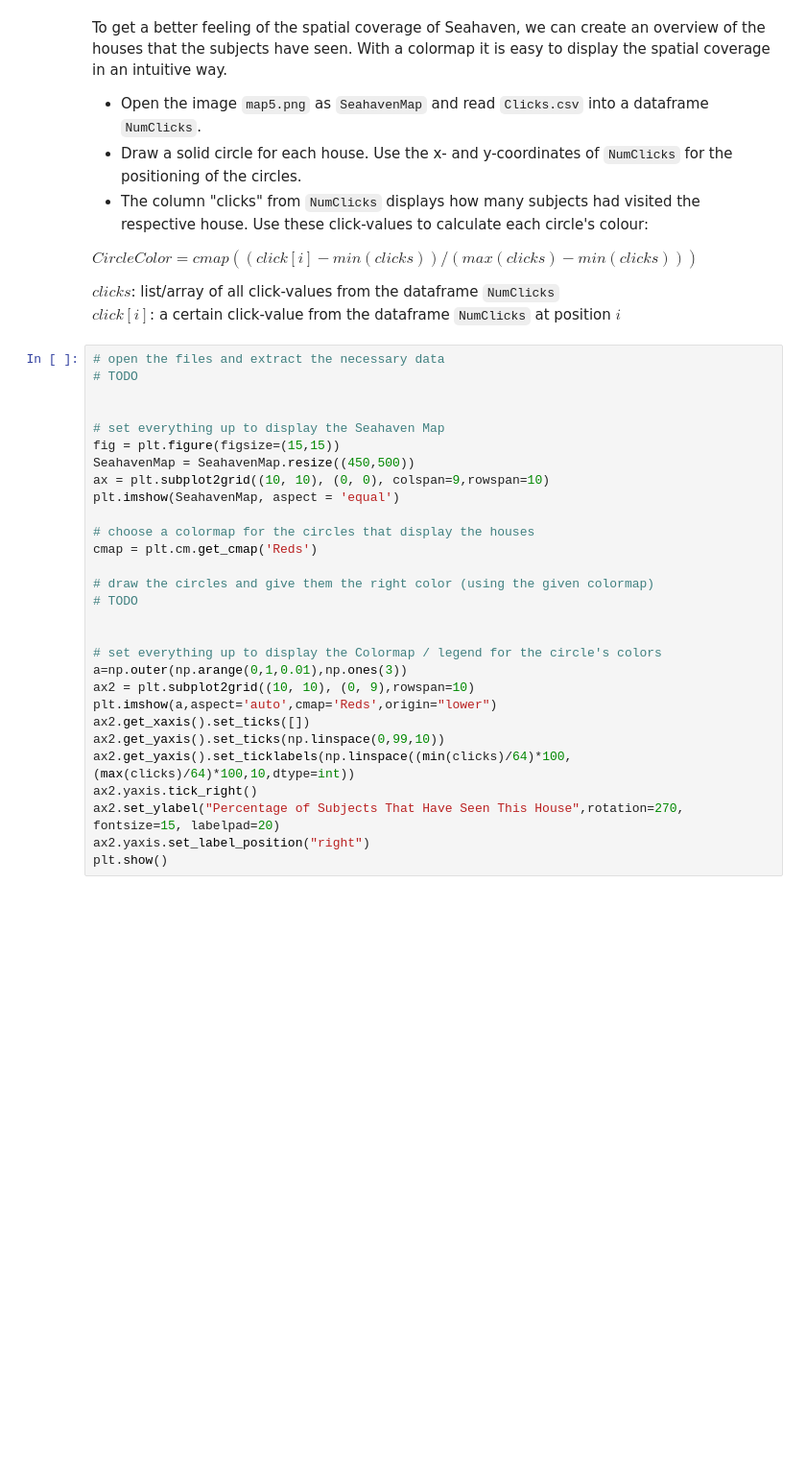
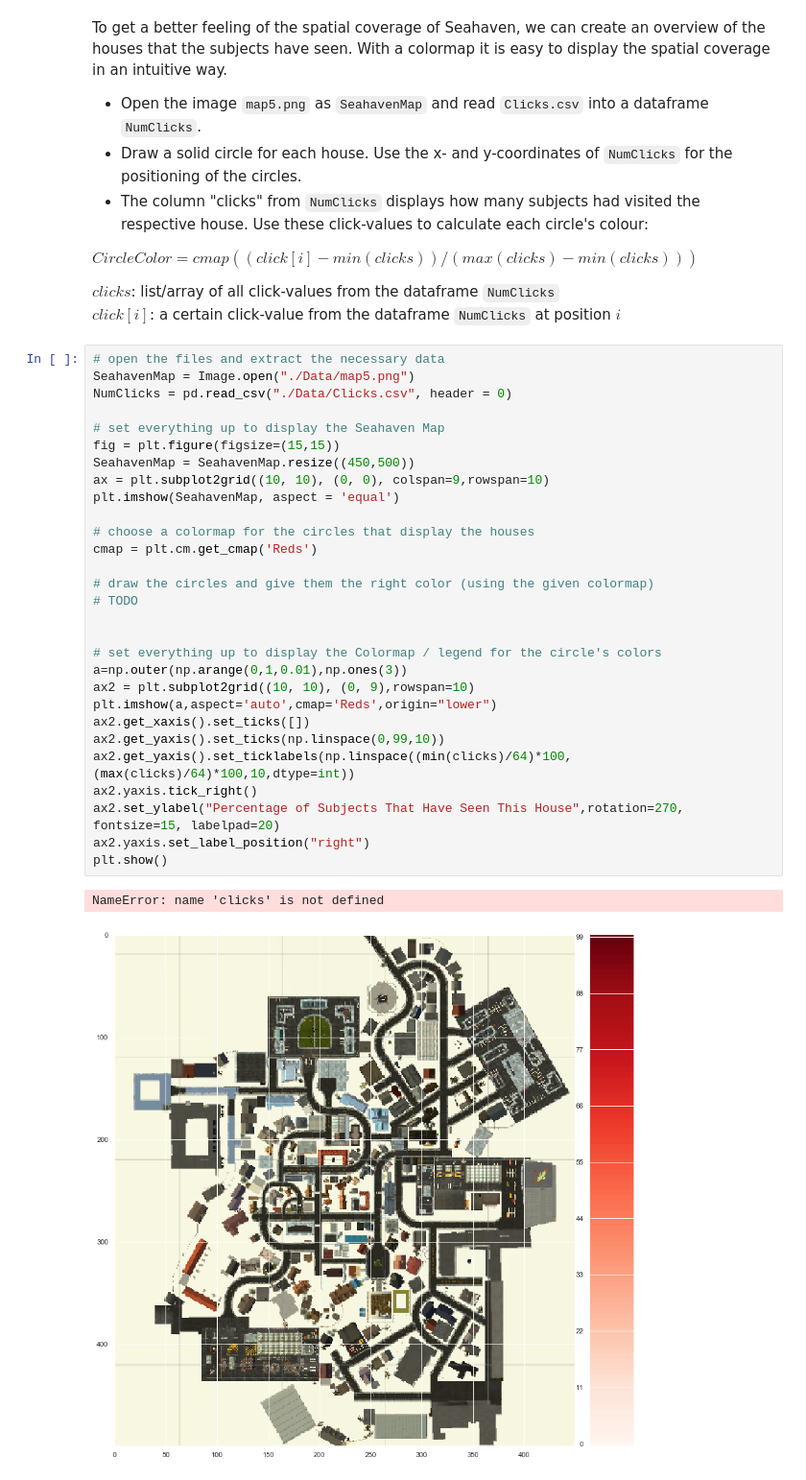
Before and after one commit to NBP-ACC/week-6-acc_9, a Jupyter notebook: sheet04.ipynb, the cells around one changed output. Shown: that part at 96% size. Saved outputs shown, nothing was run; the diff lists cells and outputs as text; blank space fills up the shorter version.

````diff
--- a/sheet04.ipynb
+++ b/sheet04.ipynb
@@ -294,30 +320,33 @@
 $click[i]$: a certain click-value from the dataframe ```NumClicks``` at position $i$
 # %%
 # open the files and extract the necessary data
-# TODO
-
+SeahavenMap = Image.open("./Data/map5.png")
+NumClicks = pd.read_csv("./Data/Clicks.csv", header = 0)
 
 # set everything up to display the Seahaven Map
 fig = plt.figure(figsize=(15,15))
 SeahavenMap = SeahavenMap.resize((450,500))
 ax = plt.subplot2grid((10, 10), (0, 0), colspan=9,rowspan=10)
 plt.imshow(SeahavenMap, aspect = 'equal')
 
 # choose a colormap for the circles that display the houses
 cmap = plt.cm.get_cmap('Reds')
 
 # draw the circles and give them the right color (using the given colormap)
 # TODO
 
 
 # set everything up to display the Colormap / legend for the circle's colors
 a=np.outer(np.arange(0,1,0.01),np.ones(3))
 ax2 = plt.subplot2grid((10, 10), (0, 9),rowspan=10)
 plt.imshow(a,aspect='auto',cmap='Reds',origin="lower")
 ax2.get_xaxis().set_ticks([])
 ax2.get_yaxis().set_ticks(np.linspace(0,99,10))
 ax2.get_yaxis().set_ticklabels(np.linspace((min(clicks)/64)*100,(max(clicks)/64)*100,10,dtype=int))
 ax2.yaxis.tick_right()
 ax2.set_ylabel("Percentage of Subjects That Have Seen This House",rotation=270, fontsize=15, labelpad=20)
 ax2.yaxis.set_label_position("right")
 plt.show()
+# %% [output]
+NameError: name 'clicks' is not defined
+[figure, added]
````
Also changed, not shown: parts of 8 cells of this notebook.
